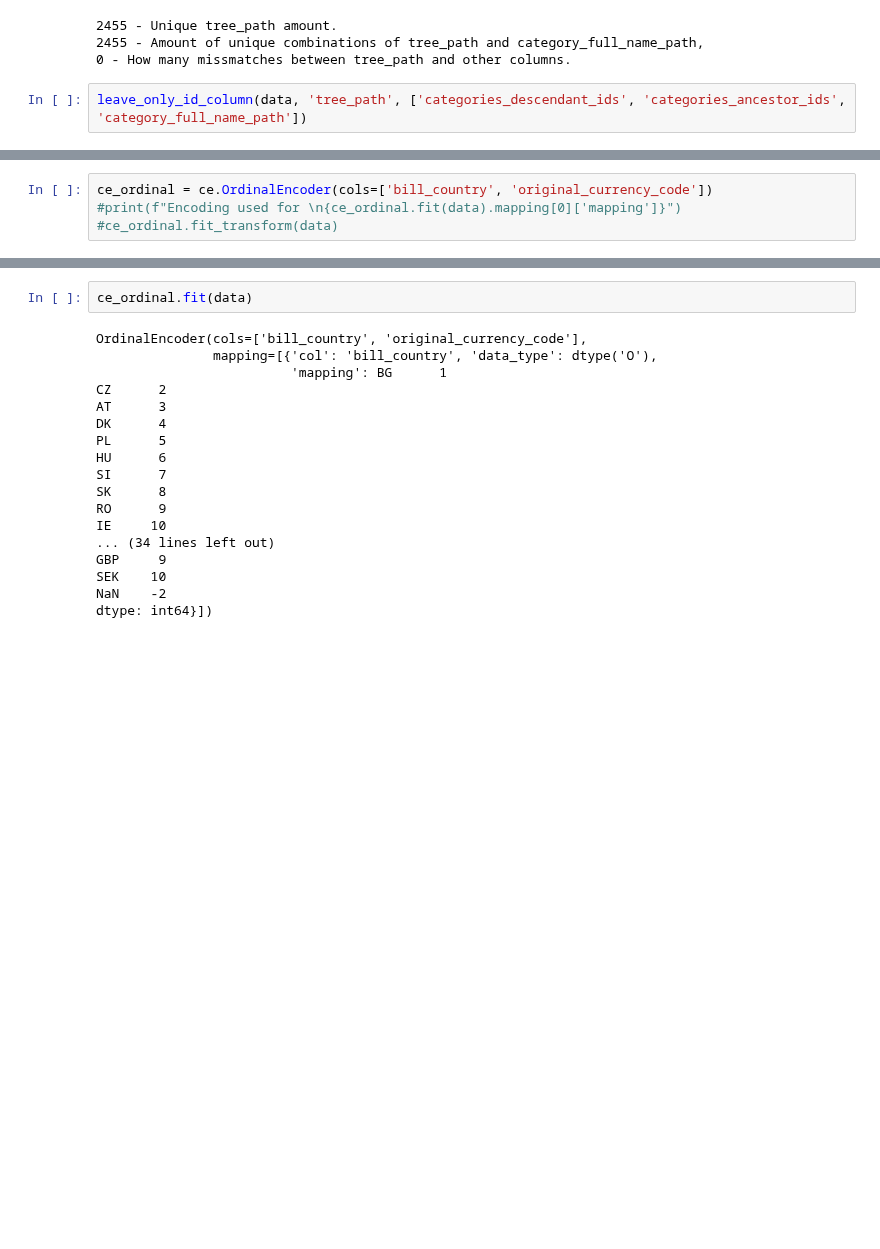
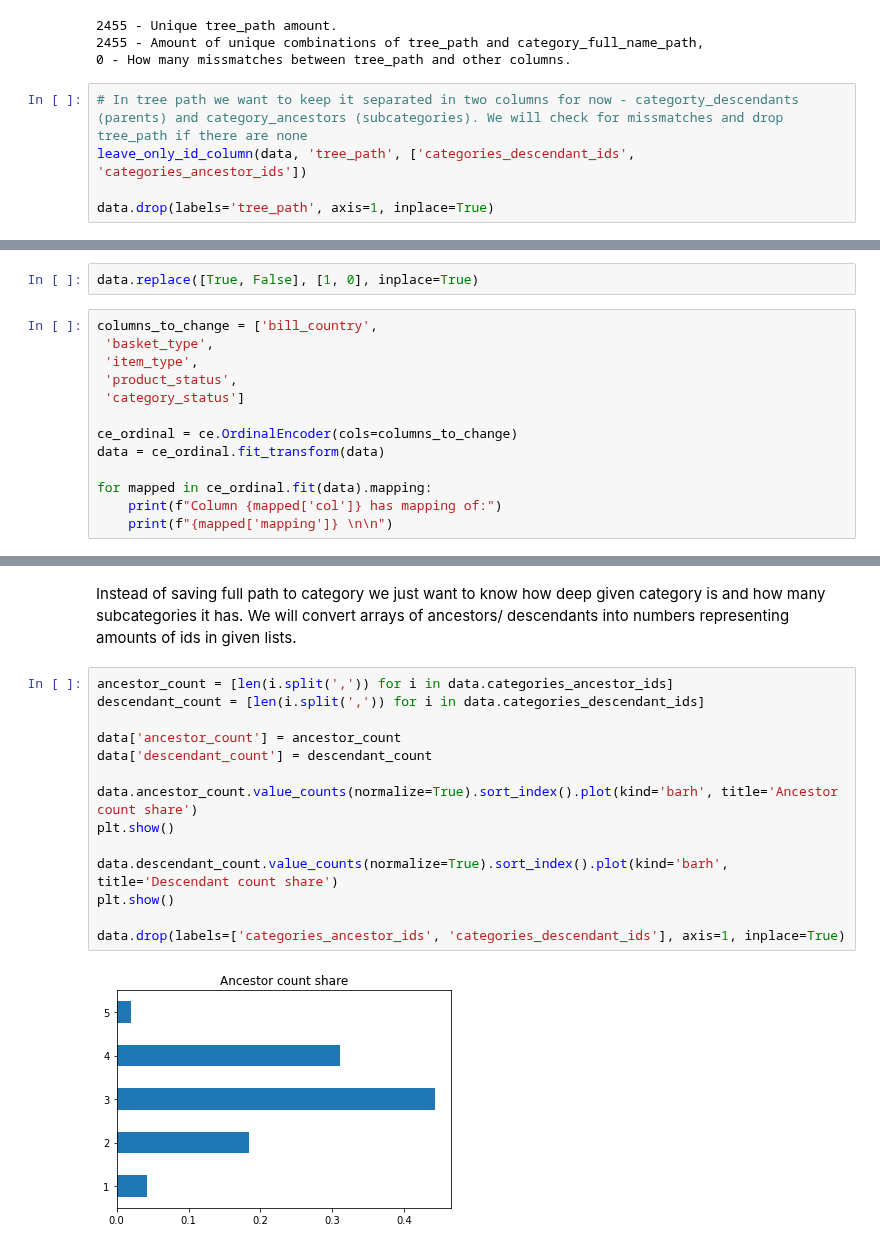
Before and after one commit to xSchon/BP, a Jupyter notebook: Preprocessing.ipynb, the cells around one changed output, grey strips where cells are left out. Saved outputs shown, nothing was run; the diff lists cells and outputs as text; blank space fills up the shorter version.

Commit message:
Done data convertion

```diff
--- a/Preprocessing.ipynb
+++ b/Preprocessing.ipynb
@@ -187,4 +196,7 @@ leave_only_id_column(data, 'tree_path', ['category_full_name_path'], inplace=Tru
 2455 - Amount of unique combinations of tree_path and category_full_name_path,
 0 - How many missmatches between tree_path and other columns.
 # %%
-leave_only_id_column(data, 'tree_path', ['categories_descendant_ids', 'categories_ancestor_ids', 'category_full_name_path'])
+# In tree path we want to keep it separated in two columns for now - categorty_descendants (parents) and category_ancestors (subcategories). We will check for missmatches and drop tree_path if there are none
+leave_only_id_column(data, 'tree_path', ['categories_descendant_ids', 'categories_ancestor_ids'])
+
+data.drop(labels='tree_path', axis=1, inplace=True)
@@ -250,4 +210,15 @@ Name: bill_country, Length: 3005831, dtype: object
+# %%
+data.replace([True, False], [1, 0], inplace=True)
 # %%
-ce_ordinal = ce.OrdinalEncoder(cols=['bill_country', 'original_currency_code'])
-#print(f"Encoding used for \n{ce_ordinal.fit(data).mapping[0]['mapping']}")
-#ce_ordinal.fit_transform(data)
+columns_to_change = ['bill_country',
+ 'basket_type',
+ 'item_type',
+ 'product_status',
+ 'category_status']
+
+ce_ordinal = ce.OrdinalEncoder(cols=columns_to_change)
+data = ce_ordinal.fit_transform(data)
+
+for mapped in ce_ordinal.fit(data).mapping:
+    print(f"Column {mapped['col']} has mapping of:")
+    print(f"{mapped['mapping']} \n\n")
@@ -254,20 +243,18 @@ ce_ordinal = ce.OrdinalEncoder(cols=['bill_country', 'original_currency_code'])
-# %%
-ce_ordinal.fit(data)
-# %% [output]
-OrdinalEncoder(cols=['bill_country', 'original_currency_code'],
-               mapping=[{'col': 'bill_country', 'data_type': dtype('O'),
-                         'mapping': BG      1
-CZ      2
-AT      3
-DK      4
-PL      5
-HU      6
-SI      7
-SK      8
-RO      9
-IE     10
-... (34 lines left out)
-GBP     9
-SEK    10
-NaN    -2
-dtype: int64}])
+# %% [markdown]
+Instead of saving full path to category we just want to know how deep given category is and how many subcategories it has. We will convert arrays of ancestors/ descendants into numbers representing amounts of ids in given lists.
+# %%
+ancestor_count = [len(i.split(',')) for i in data.categories_ancestor_ids]
+descendant_count = [len(i.split(',')) for i in data.categories_descendant_ids]
+
+data['ancestor_count'] = ancestor_count
+data['descendant_count'] = descendant_count
+
+data.ancestor_count.value_counts(normalize=True).sort_index().plot(kind='barh', title='Ancestor count share')
+plt.show()
+
+data.descendant_count.value_counts(normalize=True).sort_index().plot(kind='barh', title='Descendant count share')
+plt.show()
+
+data.drop(labels=['categories_ancestor_ids', 'categories_descendant_ids'], axis=1, inplace=True)
+# %% [output]
+[figure, added]
```
Also changed, not shown: parts of 18 cells of this notebook, 1 other file.
